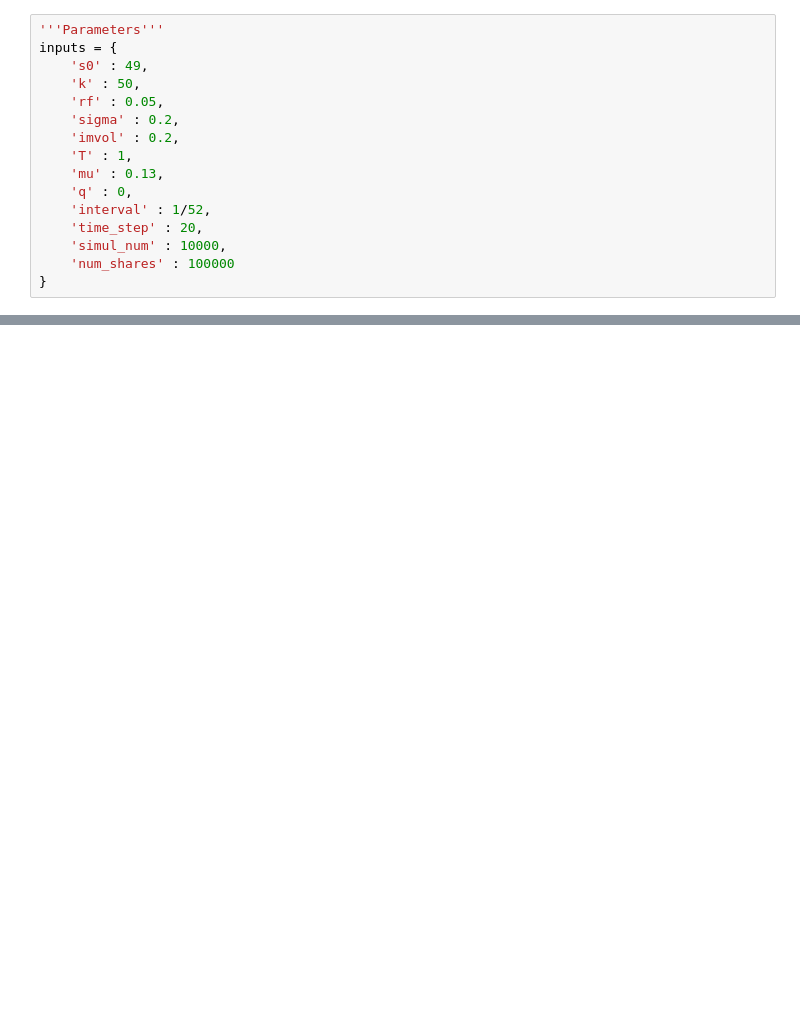
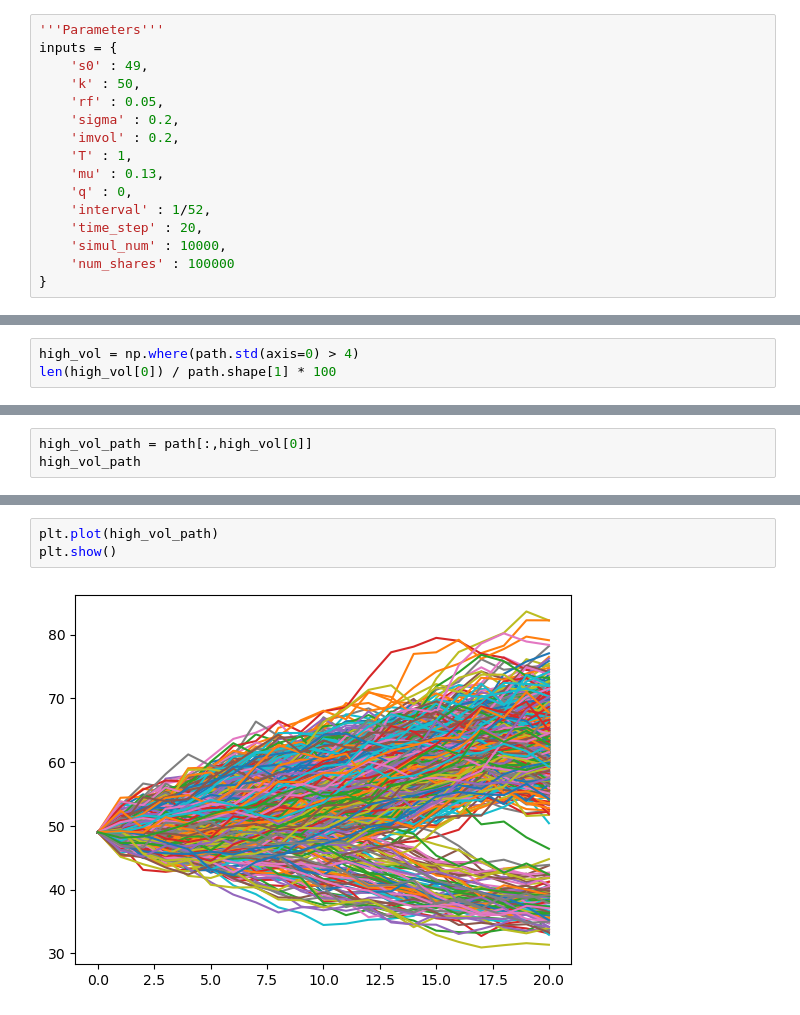
Before and after one commit to MalrangQuant/Derivatives-Trading-Strategy, a Jupyter notebook: Pre-Term.ipynb, the cells around one changed output, grey strips where cells are left out. Saved outputs shown, nothing was run; the diff lists cells and outputs as text; blank space fills up the shorter version.

```diff
--- a/Pre-Term.ipynb
+++ b/Pre-Term.ipynb
@@ -355,0 +264,3 @@ TypeError: __init__() takes 1 positional argument but 2 were given
+# %%
+high_vol = np.where(path.std(axis=0) > 4)
+len(high_vol[0]) / path.shape[1] * 100
@@ -355,0 +276,3 @@ TypeError: __init__() takes 1 positional argument but 2 were given
+# %%
+high_vol_path = path[:,high_vol[0]]
+high_vol_path
@@ -355,0 +298,5 @@ TypeError: __init__() takes 1 positional argument but 2 were given
+# %%
+plt.plot(high_vol_path)
+plt.show()
+# %% [output]
+[figure, added]
```
Also changed, not shown: parts of 59 cells of this notebook, 7 other files.
